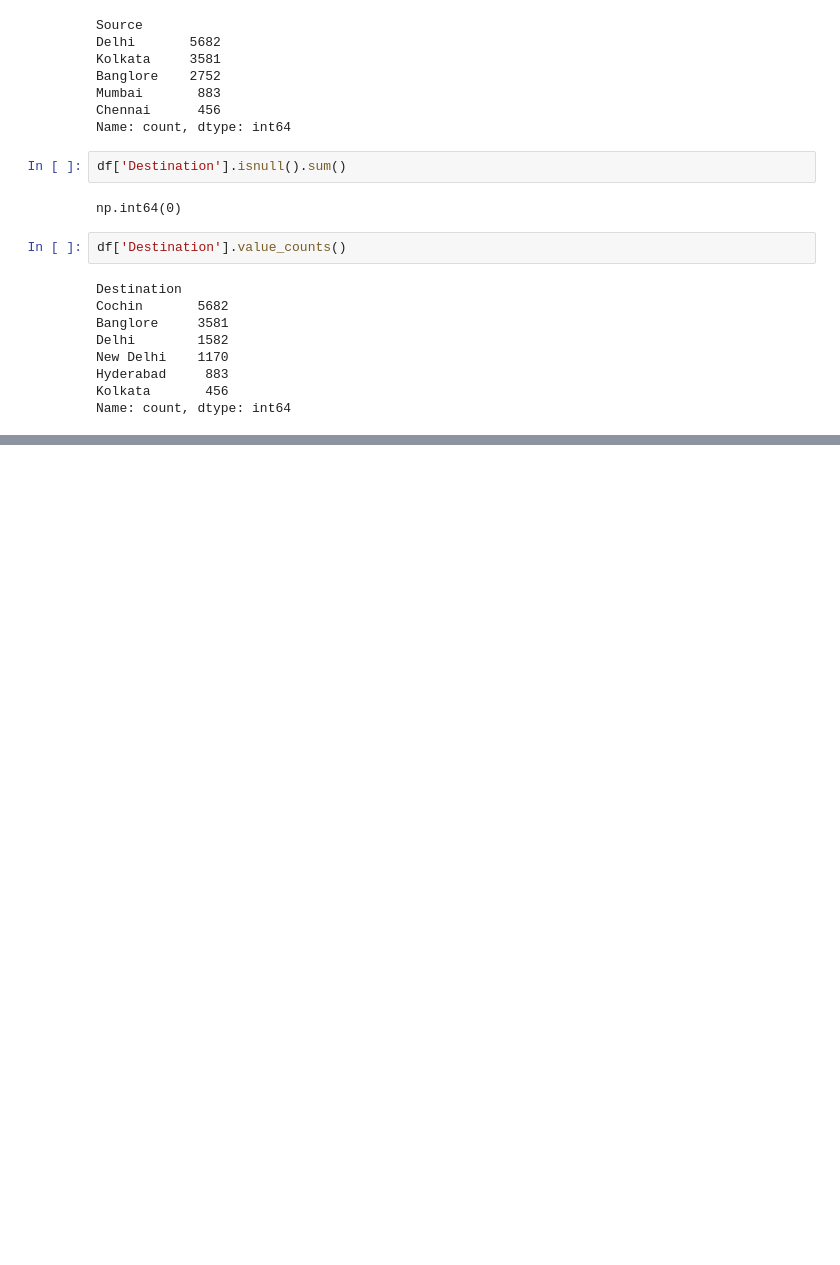
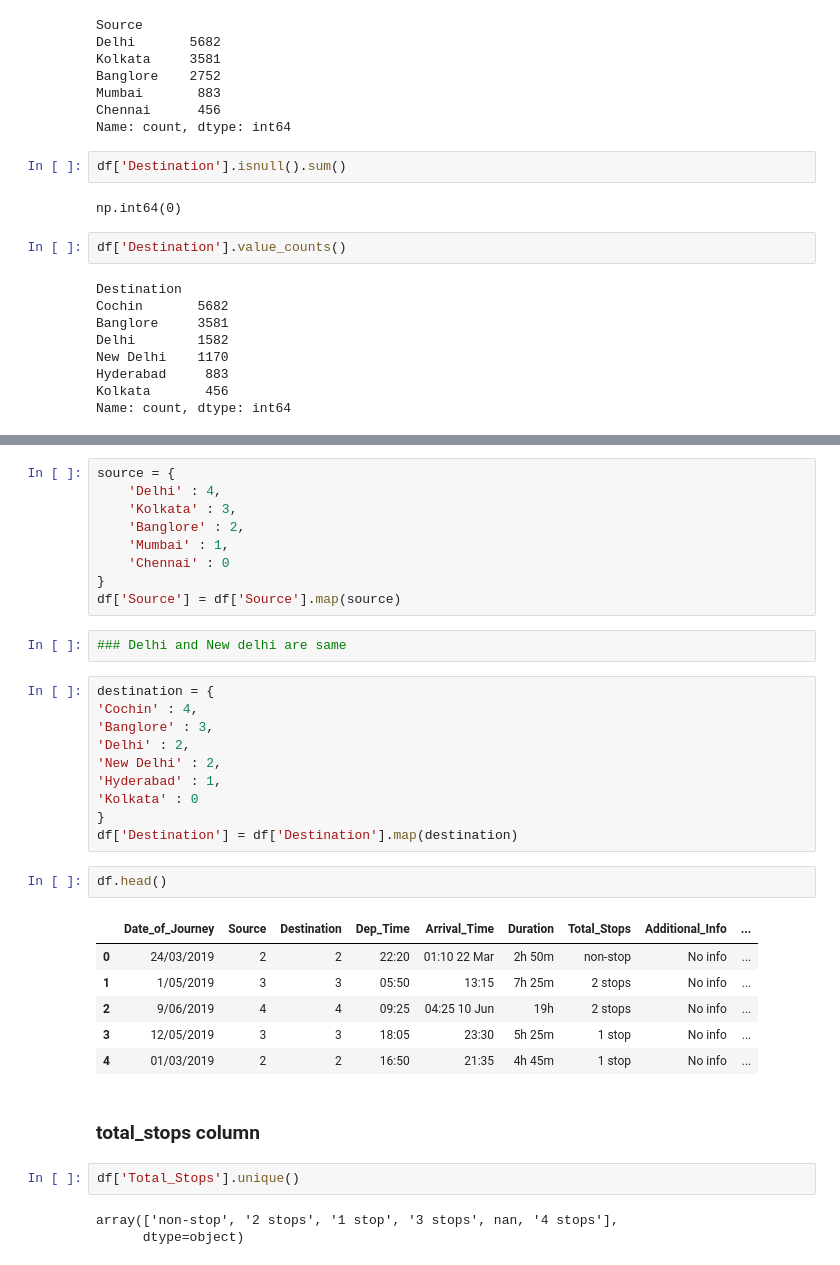
Before and after one commit to utsav87589/Flight-Price-EDA, a Jupyter notebook: notebooks/python.ipynb, the cells around one changed output, grey strips where cells are left out. Drawn from its saved outputs; the diff is of its cells as text; blank space fills up the shorter version.

```diff
--- a/notebooks/python.ipynb
+++ b/notebooks/python.ipynb
@@ -274,0 +305,37 @@ Name: count, dtype: int64
+# %%
+source = {
+    'Delhi' : 4,
+    'Kolkata' : 3,
+    'Banglore' : 2,
+    'Mumbai' : 1,
+    'Chennai' : 0
+}
+df['Source'] = df['Source'].map(source)
+# %%
+### Delhi and New delhi are same
+# %%
+destination = {
+'Cochin' : 4,
+'Banglore' : 3,
+'Delhi' : 2,
+'New Delhi' : 2,
+'Hyderabad' : 1,
+'Kolkata' : 0
+}
+df['Destination'] = df['Destination'].map(destination)
+# %%
+df.head()
+# %% [output]
+|  | Date_of_Journey | Source | Destination | Dep_Time | Arrival_Time | Duration | Total_Stops | Additional_Info | ... |
+| 0 | 24/03/2019 | 2 | 2 | 22:20 | 01:10 22 Mar | 2h 50m | non-stop | No info | ... |
+| 1 | 1/05/2019 | 3 | 3 | 05:50 | 13:15 | 7h 25m | 2 stops | No info | ... |
+| 2 | 9/06/2019 | 4 | 4 | 09:25 | 04:25 10 Jun | 19h | 2 stops | No info | ... |
+| 3 | 12/05/2019 | 3 | 3 | 18:05 | 23:30 | 5h 25m | 1 stop | No info | ... |
+| 4 | 01/03/2019 | 2 | 2 | 16:50 | 21:35 | 4h 45m | 1 stop | No info | ... |
+# %% [markdown]
+### total_stops column
+# %%
+df['Total_Stops'].unique()
+# %% [output]
+array(['non-stop', '2 stops', '1 stop', '3 stops', nan, '4 stops'],
+      dtype=object)
```
Also changed, not shown: parts of 37 cells of this notebook, 1 other file.
